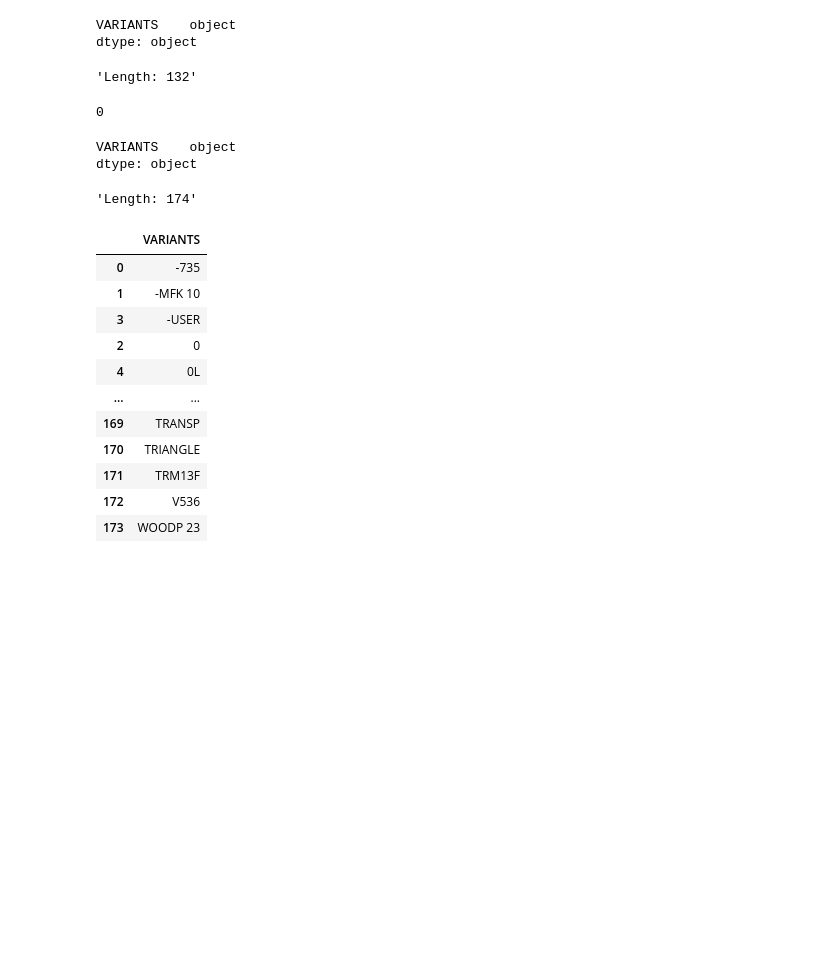
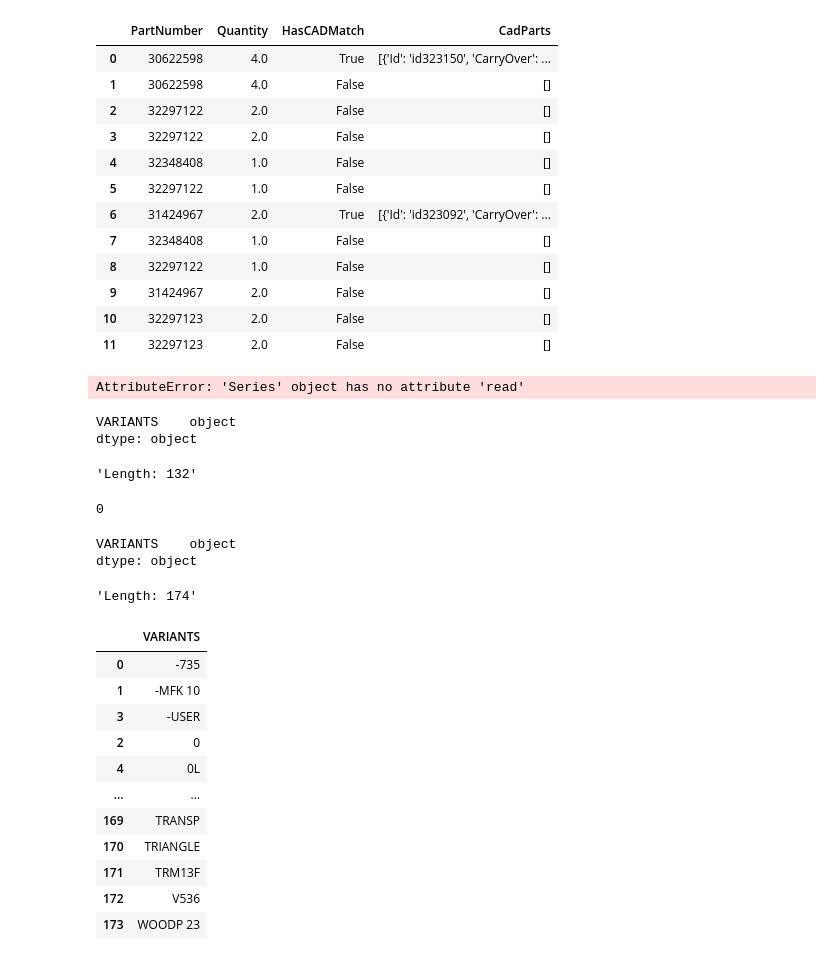
Before and after one commit to MartinIsaksson/bom_parser, a Jupyter notebook: ppc_parser.ipynb, the cells around one changed output. Cells and saved outputs as stored; diff of their text form; code cells hidden in the pictures; blank space fills up the shorter version.

```diff
--- a/ppc_parser.ipynb
+++ b/ppc_parser.ipynb
@@ -26,3 +84,28 @@ PCT_CLEANED_BOM_PATH = 'pct_bom_cleaned.csv'
+# %%
+# df = pd.read_json("myJson.json")
+fgrpos_bom_aggregate.Rows = pd.DataFrame(fgrpos_bom_aggregate.Rows.values)
+# df = df.groupby(['date','name','number'])['locations'].apply(','.join).reset_index()
+# %%
+values = pd.DataFrame(fgrpos_bom_aggregate.Rows[0])
+values
+# %% [output]
+|  | PartNumber | Quantity | HasCADMatch | CadParts |
+| 0 | 30622598 | 4.0 | True | [{'Id': 'id323150', 'CarryOver': ... |
+| 1 | 30622598 | 4.0 | False | [] |
+| 2 | 32297122 | 2.0 | False | [] |
+| 3 | 32297122 | 2.0 | False | [] |
+| 4 | 32348408 | 1.0 | False | [] |
+| 5 | 32297122 | 1.0 | False | [] |
+| 6 | 31424967 | 2.0 | True | [{'Id': 'id323092', 'CarryOver': ... |
+| 7 | 32348408 | 1.0 | False | [] |
+| 8 | 32297122 | 1.0 | False | [] |
+| 9 | 31424967 | 2.0 | False | [] |
+| 10 | 32297123 | 2.0 | False | [] |
+| 11 | 32297123 | 2.0 | False | [] |
+# %%
+json.load(fgrpos_bom_aggregate[fgrpos_bom_aggregate["Fgrp"] == 8250]["Rows"])
+# %% [output]
+AttributeError: 'Series' object has no attribute 'read'
 # %%
 fgrpos_cad_bom = pd.read_json('fgrPosCadBom.json')
 # query Query for PRINS
```
Also changed, not shown: parts of 9 cells of this notebook, 3 other files.
